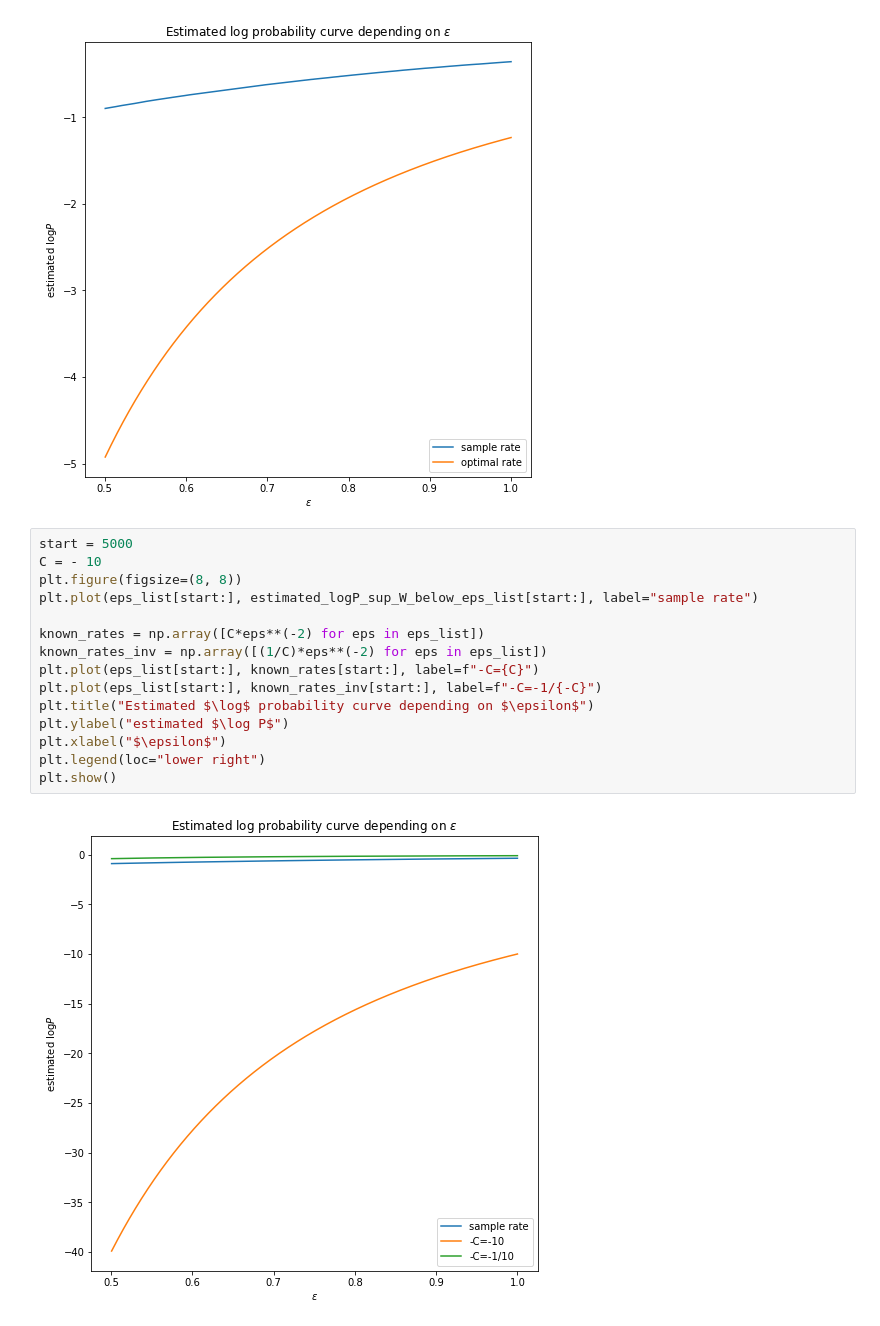
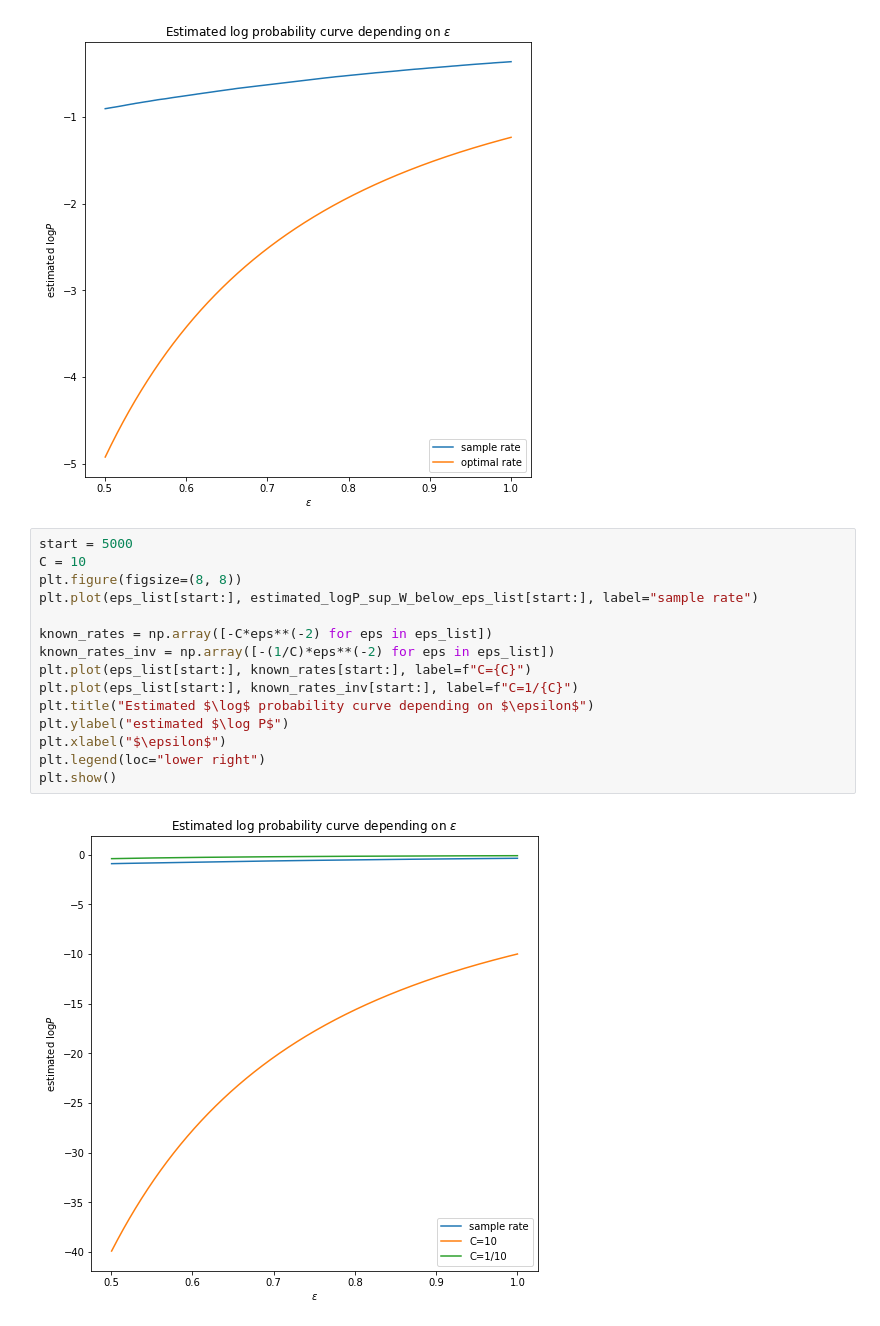
Before and after one commit to d-dof/brownian_motion, a Jupyter notebook: notebooks/brownian_motion.ipynb, the cells around one changed output. Cells and saved outputs as stored; diff of their text form.

```diff
--- a/notebooks/brownian_motion.ipynb
+++ b/notebooks/brownian_motion.ipynb
@@ -173,18 +172,18 @@ plt.show()
 [figure]
 # %%
 start = 5000
-C = - 10
+C = 10
 plt.figure(figsize=(8, 8))
 plt.plot(eps_list[start:], estimated_logP_sup_W_below_eps_list[start:], label="sample rate")
 
-known_rates = np.array([C*eps**(-2) for eps in eps_list])
-known_rates_inv = np.array([(1/C)*eps**(-2) for eps in eps_list])
-plt.plot(eps_list[start:], known_rates[start:], label=f"-C={C}")
-plt.plot(eps_list[start:], known_rates_inv[start:], label=f"-C=-1/{-C}")
+known_rates = np.array([-C*eps**(-2) for eps in eps_list])
+known_rates_inv = np.array([-(1/C)*eps**(-2) for eps in eps_list])
+plt.plot(eps_list[start:], known_rates[start:], label=f"C={C}")
+plt.plot(eps_list[start:], known_rates_inv[start:], label=f"C=1/{C}")
 plt.title("Estimated $\log$ probability curve depending on $\epsilon$")
 plt.ylabel("estimated $\log P$")
 plt.xlabel("$\epsilon$")
 plt.legend(loc="lower right")
 plt.show()
 # %% [output]
-[figure, old version]
+[figure, new version]
```
Also changed, not shown: parts of 6 cells of this notebook.
